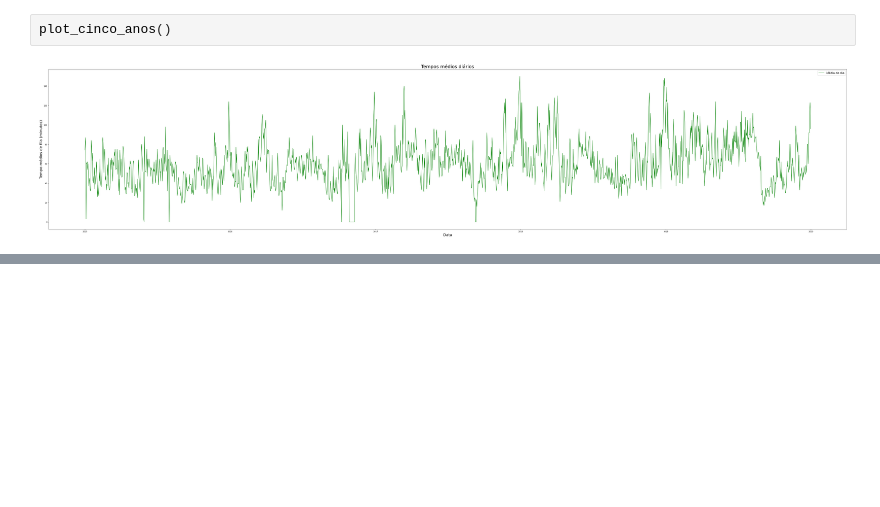
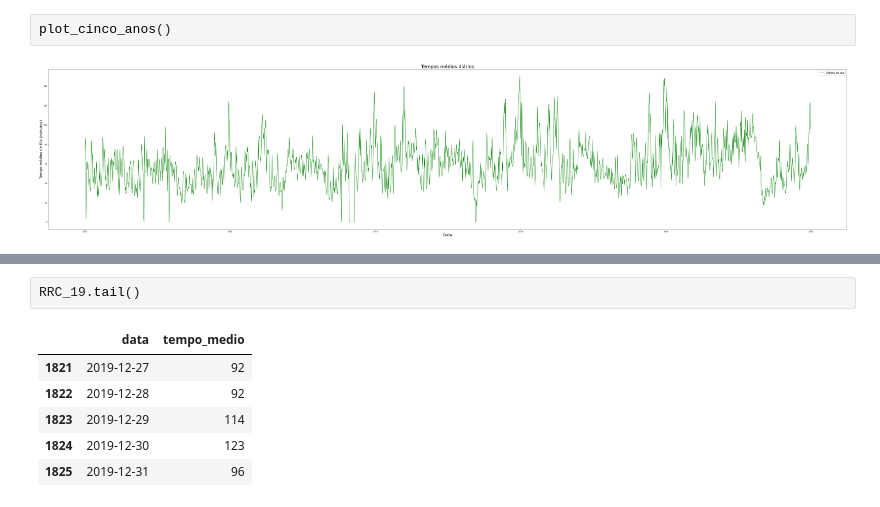
Before and after one commit to LuisFTacla/WDW_Attendance_Calculator, a Jupyter notebook: Analise_Rock_n_Roller_Coaster.ipynb, the cells around one changed output, grey strips where cells are left out. Drawn from its saved outputs; the diff is of its cells as text; blank space fills up the shorter version.

```diff
--- a/Analise_Rock_n_Roller_Coaster.ipynb
+++ b/Analise_Rock_n_Roller_Coaster.ipynb
@@ -780,0 +798,9 @@ plot_cinco_anos()
+# %%
+RRC_19.tail()
+# %% [output]
+|  | data | tempo_medio |
+| 1821 | 2019-12-27 | 92 |
+| 1822 | 2019-12-28 | 92 |
+| 1823 | 2019-12-29 | 114 |
+| 1824 | 2019-12-30 | 123 |
+| 1825 | 2019-12-31 | 96 |
```
Also changed, not shown: parts of 4 cells of this notebook.
